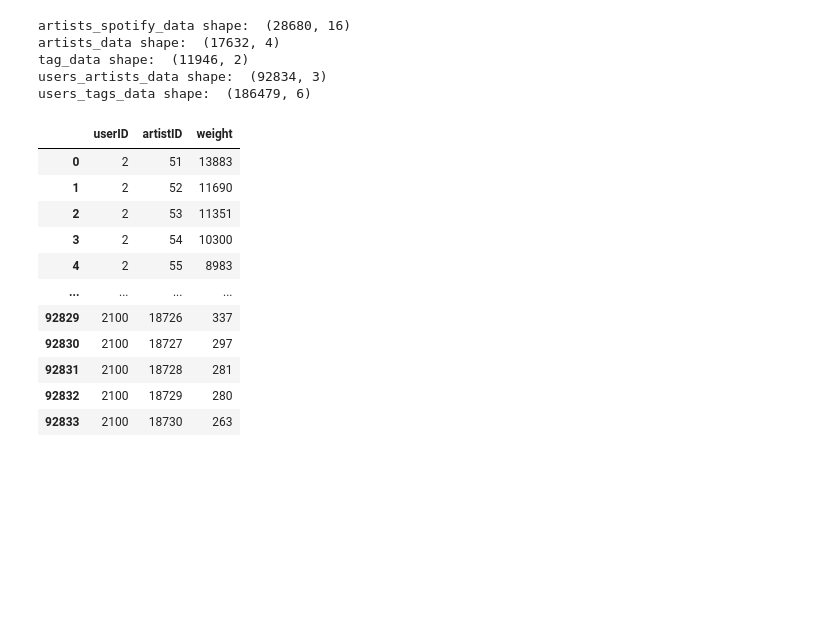
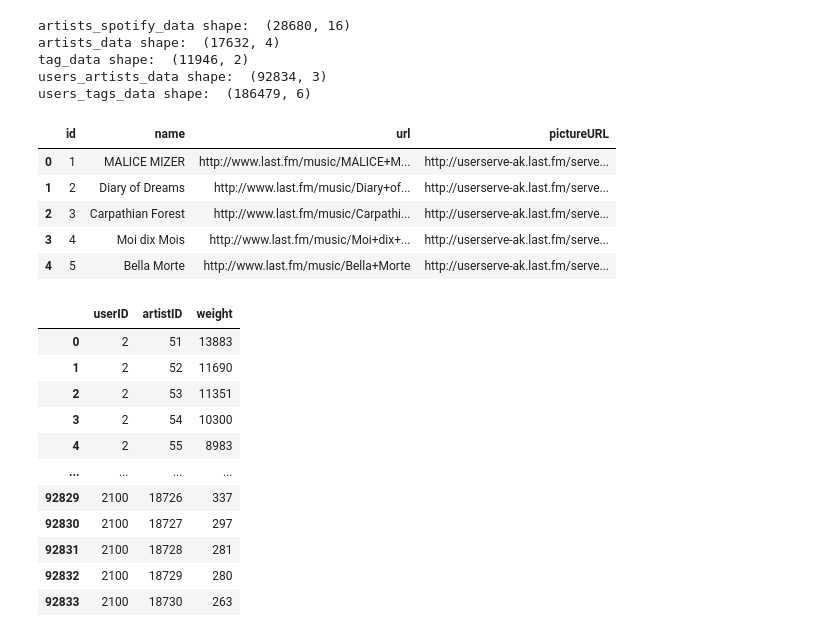
Before and after one commit to luish910/cda_recomm_project, a Jupyter notebook: Clustering Prototype.ipynb, the cells around one changed output. Cells and saved outputs as stored; diff of their text form; code cells hidden in the pictures; blank space fills up the shorter version.

```diff
--- a/Clustering Prototype.ipynb
+++ b/Clustering Prototype.ipynb
@@ -58,6 +58,15 @@ artists_data shape:  (17632, 4)
 tag_data shape:  (11946, 2)
 users_artists_data shape:  (92834, 3)
 users_tags_data shape:  (186479, 6)
+# %%
+artists_data.head()
+# %% [output]
+|  | id | name | url | pictureURL |
+| 0 | 1 | MALICE MIZER | http://www.last.fm/music/MALICE+M... | http://userserve-ak.last.fm/serve... |
+| 1 | 2 | Diary of Dreams | http://www.last.fm/music/Diary+of... | http://userserve-ak.last.fm/serve... |
+| 2 | 3 | Carpathian Forest | http://www.last.fm/music/Carpathi... | http://userserve-ak.last.fm/serve... |
+| 3 | 4 | Moi dix Mois | http://www.last.fm/music/Moi+dix+... | http://userserve-ak.last.fm/serve... |
+| 4 | 5 | Bella Morte | http://www.last.fm/music/Bella+Morte | http://userserve-ak.last.fm/serve... |
 # %%
 #listening habits of artists. Weight = scrobbles = plays
 users_artists_data
```
Also changed, not shown: parts of 2 cells of this notebook.
